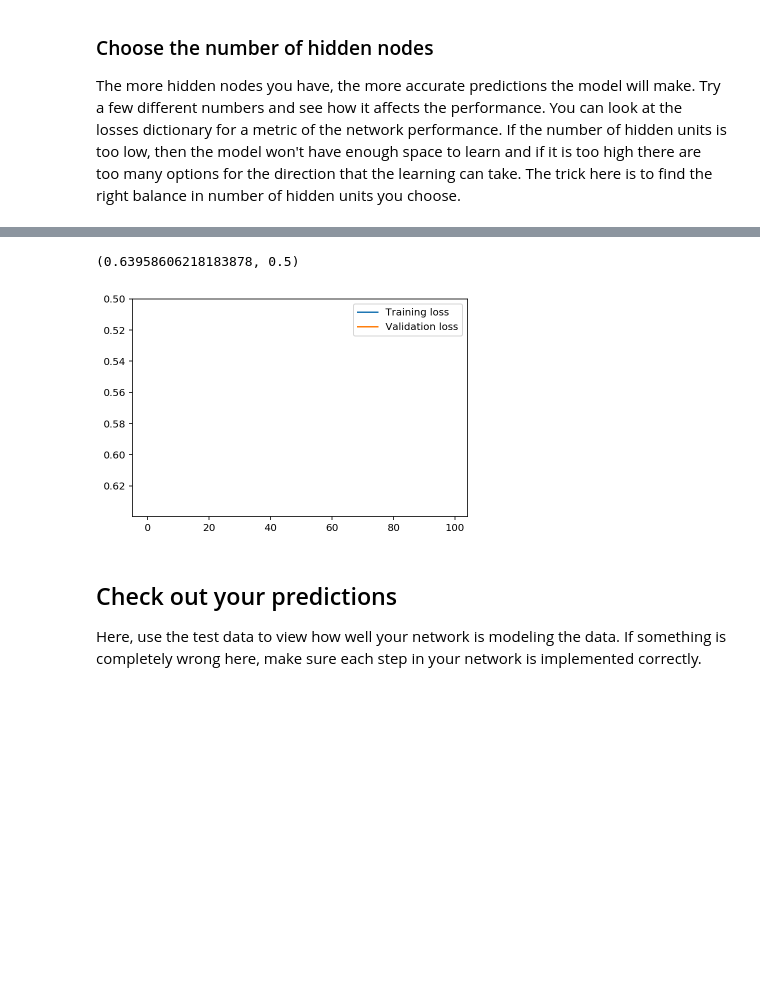
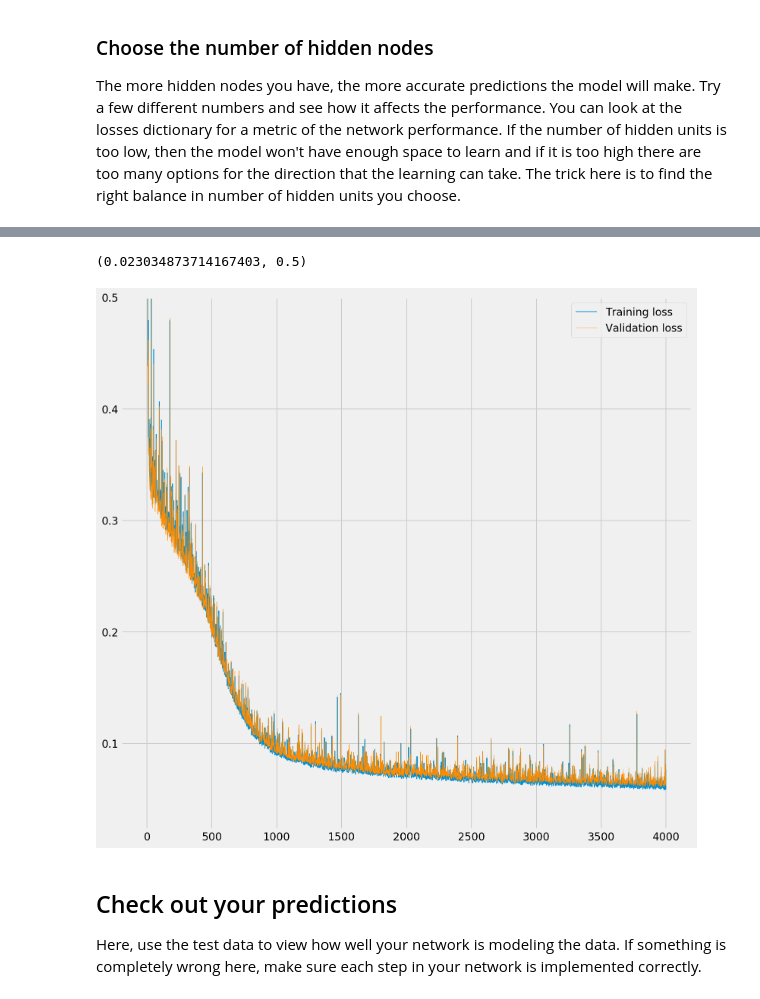
Before and after one commit to lemoinef/practice, a Jupyter notebook: deep_learning_with_siraj/dlnd-your-first-network/DLND-your-first-network/dlnd-your-first-neural-network.ipynb, the cells around one changed output, grey strips where cells are left out. Cells and saved outputs as stored; diff of their text form; code cells hidden in the pictures; blank space fills up the shorter version.

```diff
--- a/deep_learning_with_siraj/dlnd-your-first-network/DLND-your-first-network/dlnd-your-first-neural-network.ipynb
+++ b/deep_learning_with_siraj/dlnd-your-first-network/DLND-your-first-network/dlnd-your-first-neural-network.ipynb
@@ -9,6 +9,7 @@ In this project, you'll build your first neural network and use it to predict da
 import numpy as np
 import pandas as pd
 import matplotlib.pyplot as plt
+plt.style.use('fivethirtyeight')
 # %% [markdown]
 ## Load and prepare the data
 
@@ -107,7 +111,7 @@ Below, you have these tasks:
 3. Implement the backpropagation algorithm in the `train` method, including calculating the output error.
 4. Implement the forward pass in the `run` method.
 # %%
-class NeuralNetwork(object):
+class NeuralNetwork:
     def __init__(self, input_nodes, hidden_nodes, output_nodes, learning_rate):
         # Set number of nodes in input, hidden and output layers.
         self.input_nodes = input_nodes
@@ -116,36 +120,37 @@ class NeuralNetwork(object):
 
         # Initialize weights
         self.weights_input_to_hidden = np.random.normal(0.0, self.hidden_nodes**-0.5,
-                                       (self.hidden_nodes, self.input_nodes))
+                                                (self.hidden_nodes, self.input_nodes))
 
         self.weights_hidden_to_output = np.random.normal(0.0, self.output_nodes**-0.5,
-                                       (self.output_nodes, self.hidden_nodes))
-        self.lr = learning_rate
+                                                (self.output_nodes, self.hidden_nodes))
+
+        self.learning_rate = learning_rate
 
         #### Set this to your implemented sigmoid function ####
-        # Activation function is the sigmoid function
+        # TODO: Activation function is the sigmoid function
         self.activation_function = sigmoid
 
     def train(self, inputs_list, targets_list):
         # Convert inputs list to 2d array
         inputs = np.array(inputs_list, ndmin=2).T
-        targets = np.array(targets_list, ndmin=2).T
+        targets = np.array(targets_list, ndmin = 2).T
 
         #### Implement the forward pass here ####
         ### Forward pass ###
         # TODO: Hidden layer
-        hidden_inputs = np.dot(self.weights_input_to_hidden, inputs)# signals into hidden layer
-        hidden_outputs = self.activation_function(hidden_inputs)# signals from hidden layer
+        hidden_inputs = np.dot(self.weights_input_to_hidden, inputs)
+        hidden_outputs = self.activation_function(hidden_inputs)
 
         # TODO: Output layer
-        final_inputs = np.dot(self.weights_hidden_to_output, hidden_inputs)# signals into final output layer
-        final_outputs = final_inputs # signals from final output layer
+        final_inputs = np.dot(self.weights_hidden_to_output, hidden_outputs)
+        final_outputs = final_inputs
 
         #### Implement the backward pass here ####
         ### Backward pass ###
 
         # TODO: Output error
-        output_errors = target - final_outputs # Output layer error is the difference between desired target and actual output.
+        output_errors = targets - final_outputs # Output layer error is the difference between desired target and actual output.
 
         # TODO: Backpropagated error
         hidden_errors = output_errors * self.weights_hidden_to_output * 1.0 # errors propagated to the hidden layer
@@ -153,9 +158,8 @@ class NeuralNetwork(object):
 
         # TODO: Update the weights
         grad_out = np.dot(hidden_outputs, output_errors * 1.0)
-        self.weights_hidden_to_output += self.lr * grad_out.T / inputs.shape[1] # update hidden-to-output weights with gradient descent step
-        self.weights_input_to_hidden += self.lr * hidden_grad / inputs.shape[1] # update input-to-hidden weights with gradient descent step
-
+        self.weights_hidden_to_output += self.learning_rate * grad_out.T / inputs.shape[1] # update hidden-to-output weights with gradient descent step
+        self.weights_input_to_hidden += self.learning_rate * hidden_grad / inputs.shape[1] # update input-to-hidden weights with gradient descent step
 
     def run(self, inputs_list):
         # Run a forward pass through the network
@@ -168,6 +172,6 @@ class NeuralNetwork(object):
 
         # TODO: Output layer
         final_inputs = np.dot(self.weights_hidden_to_output, hidden_outputs) # signals into final output layer
-        final_outputs = final_inputs# signals from final output layer
+        final_outputs = final_inputs # signals from final output layer
 
         return final_outputs
@@ -196,9 +200,9 @@ The more hidden nodes you have, the more accurate predictions the model will mak
 import sys
 
 ### Set the hyperparameters here ###
-epochs = 100
-learning_rate = 0.1
-hidden_nodes = 2
+epochs = 4000
+learning_rate = 0.01
+hidden_nodes = 30
 output_nodes = 1
 
 N_i = train_features.shape[1]
@@ -226,11 +230,12 @@ Progress: 99.0% ... Training loss: 3.984 ... Validation loss: 5.127
 # %%
-plt.plot(losses['train'], label='Training loss')
-plt.plot(losses['validation'], label='Validation loss')
+plt.figure(figsize=(12,12))
+plt.plot(losses['train'], label='Training loss', linewidth=1)
+plt.plot(losses['validation'], label='Validation loss',linewidth=0.4, color = 'darkorange')
 plt.legend()
 plt.ylim(ymax=0.5)
 # %% [output]
-(0.63958606218183878, 0.5)
+(0.023034873714167403, 0.5)
-[figure, old version]
+[figure, new version]
 # %% [markdown]
 ## Check out your predictions
 
```
Also changed, not shown: parts of 9 cells of this notebook.
